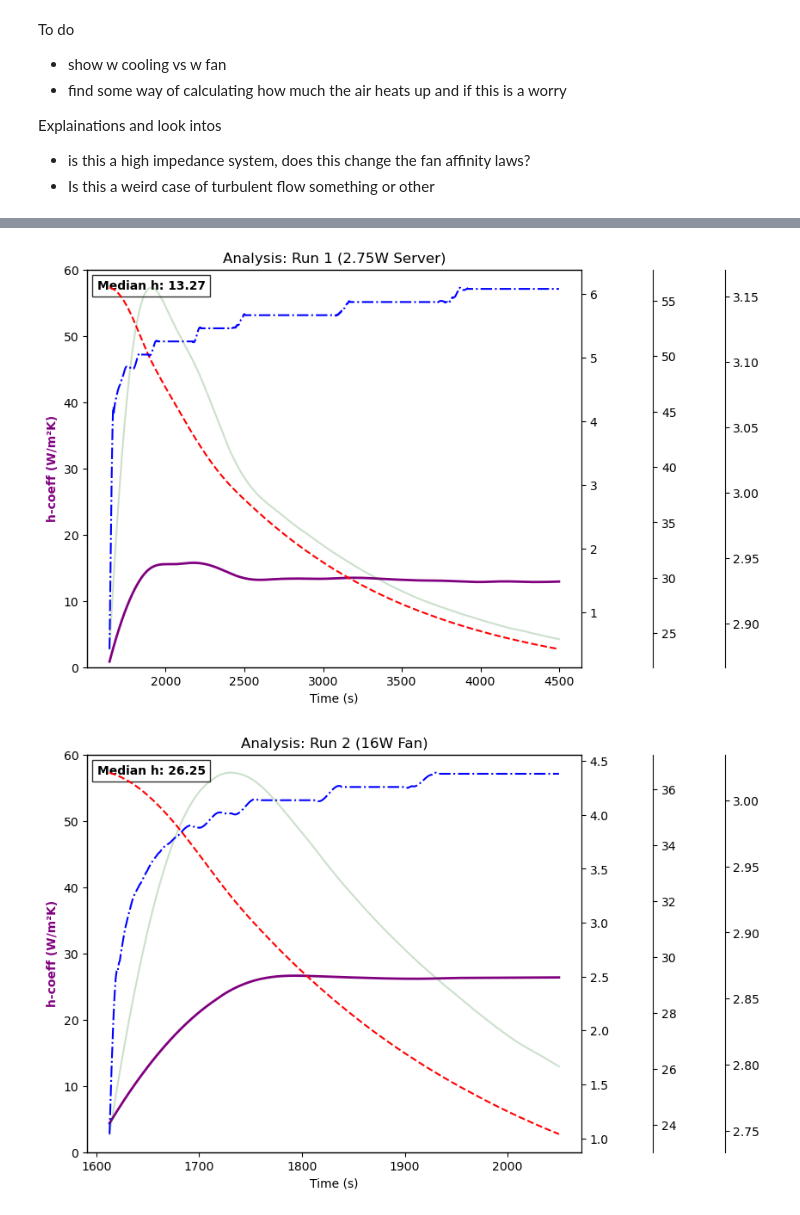
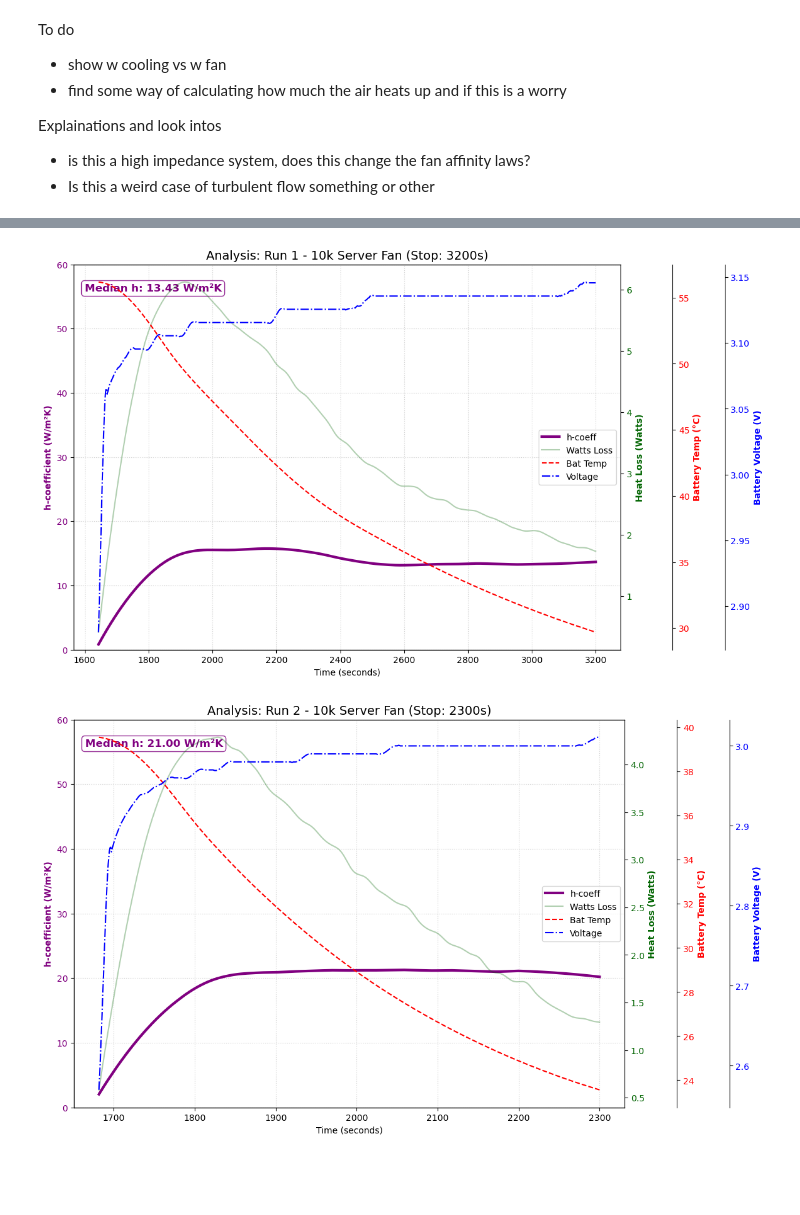
Before and after one commit to russlib/SegmentHandCalcs, a Jupyter notebook: CoolingTestData/HCoeffFindingEnepaqCooling.ipynb, the cells around one changed output, grey strips where cells are left out. Drawn from its saved outputs; the diff is of its cells as text; code cells hidden in the pictures; blank space fills up the shorter version.

```diff
--- a/CoolingTestData/HCoeffFindingEnepaqCooling.ipynb
+++ b/CoolingTestData/HCoeffFindingEnepaqCooling.ipynb
@@ -474,13 +117,12 @@ poly_order = 2
 processed_results = []
 # %%
-processed_results = [] # Reset storage
+processed_results = []
 
 for run in files:
     if not os.path.exists(run['path']):
         print(f"❌ Skipping {run['path']}: File not found.")
         continue
 
-    # Load and Clean
     df = pd.read_csv(run['path'], names=['time_ms', 'v_thermistor', 'temp_battery', 'temp_ambient', 'v_ups', 'v_battery'], skiprows=1)
     for col in ['time_ms', 'temp_battery', 'temp_ambient', 'v_battery']:
         df[col] = pd.to_numeric(df[col], errors='coerce')
@@ -493,55 +135,79 @@ for run in files:
     temp_blurred = gaussian_filter1d(df['temp_battery'], sigma=sigma_val)
     df['temp_bat_smooth'] = savgol_filter(temp_blurred, window_size, poly_order)
     df['dT_dt'] = savgol_filter(temp_blurred, window_size, poly_order, deriv=1, delta=1.0)
-
-    amb_blurred = gaussian_filter1d(df['temp_ambient'] + run['offset'], sigma=sigma_val)
-    df['temp_amb_smooth'] = savgol_filter(amb_blurred, window_size, poly_order)
+    df['temp_amb_smooth'] = gaussian_filter1d(df['temp_ambient'] + run['offset'], sigma=sigma_val)
     df['v_bat_smooth'] = savgol_filter(df['v_battery'].ffill(), 51, 2)
 
-    # Physics Stage (Settling)
+    # Physics Stage
     df_settle = df.iloc[split_idx:].copy()
     df_settle = df_settle[df_settle['time_sec'] <= run['stop_time']]
     df_settle = df_settle[(df_settle['temp_bat_smooth'] - df_settle['temp_amb_smooth']) > 0.1]
 
     df_settle['delta_T'] = df_settle['temp_bat_smooth'] - df_settle['temp_amb_smooth']
     raw_h = -(mc_total * df_settle['dT_dt']) / (total_area * df_settle['delta_T'])
 
     actual_h_win = min(len(df_settle)-1, h_smooth_window)
     if actual_h_win % 2 == 0: actual_h_win -= 1
     df_settle['h_coeff'] = savgol_filter(raw_h, actual_h_win, poly_order) if actual_h_win > 2 else raw_h
     df_settle['watts_loss'] = df_settle['h_coeff'] * total_area * df_settle['delta_T']
 
     median_h = df_settle['h_coeff'].median()
 
-    # Store data for Block 3 (Removes manual hardcoding)
+    # --- KEY FIX: Create the 'name' key for Block 3 ---
     processed_results.append({
-        'label': run['label'],
+        'name': f"{run['label']} ({run['desc']})",
         'power': run['power'],
         'h': median_h,
         't_max': df['temp_battery'].max(),
         'time_series': df_settle['time_sec'],
-        'h_series': df_settle['h_coeff']
+        'h_series': df_settle['h_coeff'],
+        'fit_power_law': run.get('fit_power_law', True)
     })
 
     # --- FOUR-AXIS INDIVIDUAL PLOT ---
-    fig, ax1 = plt.subplots(figsize=(10, 6))
-    fig.subplots_adjust(right=0.7)
-    ax1.set_xlabel('Time (s)')
-    ax1.set_ylabel('h-coeff (W/m²K)', color='purple', fontweight='bold')
-    p1, = ax1.plot(df_settle['time_sec'], df_settle['h_coeff'], color='purple', linewidth=2, label='h-coeff')
+    fig, ax1 = plt.subplots(figsize=(14, 8))
+    fig.subplots_adjust(right=0.75) # Adjusted for label room
+
+    # Axis 1: h-coefficient (Purple - Left)
+    ax1.set_xlabel('Time (seconds)')
+    ax1.set_ylabel('h-coefficient (W/m²K)', color='purple', fontweight='bold')
+    p1, = ax1.plot(df_settle['time_sec'], df_settle['h_coeff'], color='purple', linewidth=3, label='h-coeff')
     ax1.set_ylim(0, 60)
+    ax1.tick_params(axis='y', labelcolor='purple')
 
-    ax1.text(0.02, 0.95, f'Median h: {median_h:.2f}', transform=ax1.transAxes, fontweight='bold', bbox=dict(facecolor='white', alpha=0.8))
+    # MEDIAN H BOX
+    ax1.text(0.02, 0.95, f'Median h: {median_h:.2f} W/m²K', transform=ax1.transAxes,
+             fontsize=12, verticalalignment='top', fontweight='bold', color='purple',
+             bbox=dict(boxstyle='round', facecolor='white', alpha=0.8, edgecolor='purple'))
 
-    ax2, ax3, ax4 = ax1.twinx(), ax1.twinx(), ax1.twinx()
+    # Axis 2: Heat Loss (Green - Right 1)
+    ax2 = ax1.twinx()
+    ax2.set_ylabel('Heat Loss (Watts)', color='darkgreen', fontweight='bold')
+    p2, = ax2.plot(df_settle['time_sec'], df_settle['watts_loss'], color='darkgreen', alpha=0.3, label='Watts Loss')
+    ax2.tick_params(axis='y', labelcolor='darkgreen')
+
+    # Axis 3: Battery Temp (Red - Right 2, Offset 60)
+    ax3 = ax1.twinx()
     ax3.spines['right'].set_position(('outward', 60))
+    ax3.set_ylabel('Battery Temp (°C)', color='red', fontweight='bold')
+    p3, = ax3.plot(df_settle['time_sec'], df_settle['temp_bat_smooth'], color='red', linestyle='--', label='Bat Temp')
+    ax3.tick_params(axis='y', labelcolor='red')
+
+    # Axis 4: Battery Voltage (Blue - Right 3, Offset 120)
+    ax4 = ax1.twinx()
     ax4.spines['right'].set_position(('outward', 120))
-    ax2.plot(df_settle['time_sec'], df_settle['watts_loss'], color='darkgreen', alpha=0.2)
-    ax3.plot(df_settle['time_sec'], df_settle['temp_bat_smooth'], color='red', linestyle='--')
-    ax4.plot(df_settle['time_sec'], df_settle['v_bat_smooth'], color='blue', linestyle='-.')
+    ax4.set_ylabel('Battery Voltage (V)', color='blue', fontweight='bold')
+    p4, = ax4.plot(df_settle['time_sec'], df_settle['v_bat_smooth'], color='blue', linestyle='-.', label='Voltage')
+    ax4.tick_params(axis='y', labelcolor='blue')
 
-    plt.title(f'Analysis: {run["label"]} ({run["desc"]})')
+    plt.title(f'Analysis: {run["label"]} - {run["desc"]} (Stop: {run["stop_time"]}s)', fontsize=14)
+    ax1.grid(True, linestyle=':', alpha=0.6)
+
+    # Legend handling
+    lines = [p1, p2, p3, p4]
+    ax1.legend(lines, [l.get_label() for l in lines], loc='center right')
+
     plt.show()
 # %% [output]
-[figure, old version]
+[figure, new version]
-[figure, old version]
+[figure, new version]
```
Also changed, not shown: parts of 7 cells of this notebook, 1 other file.
